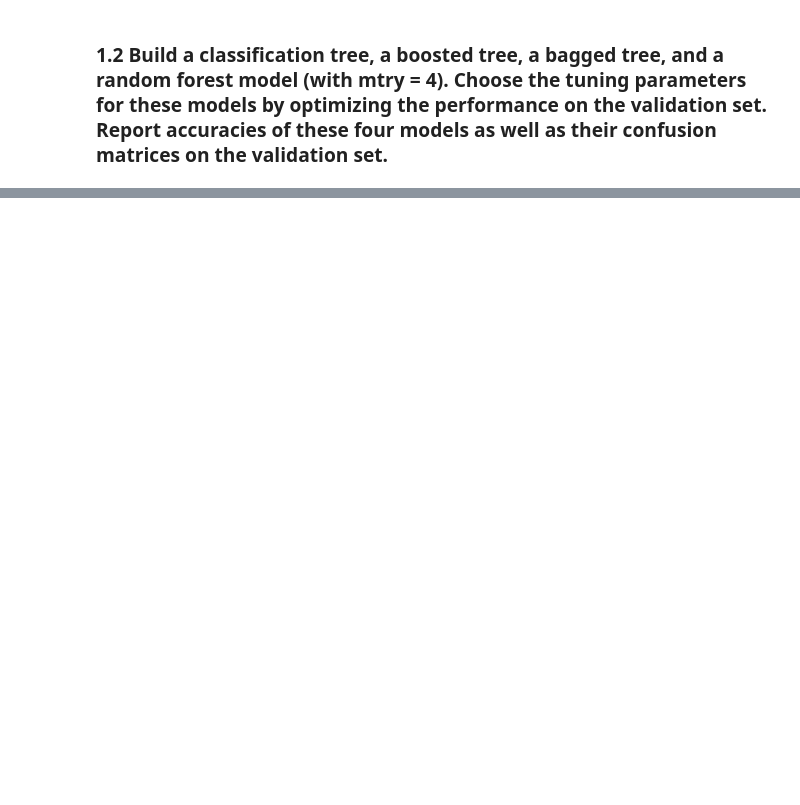
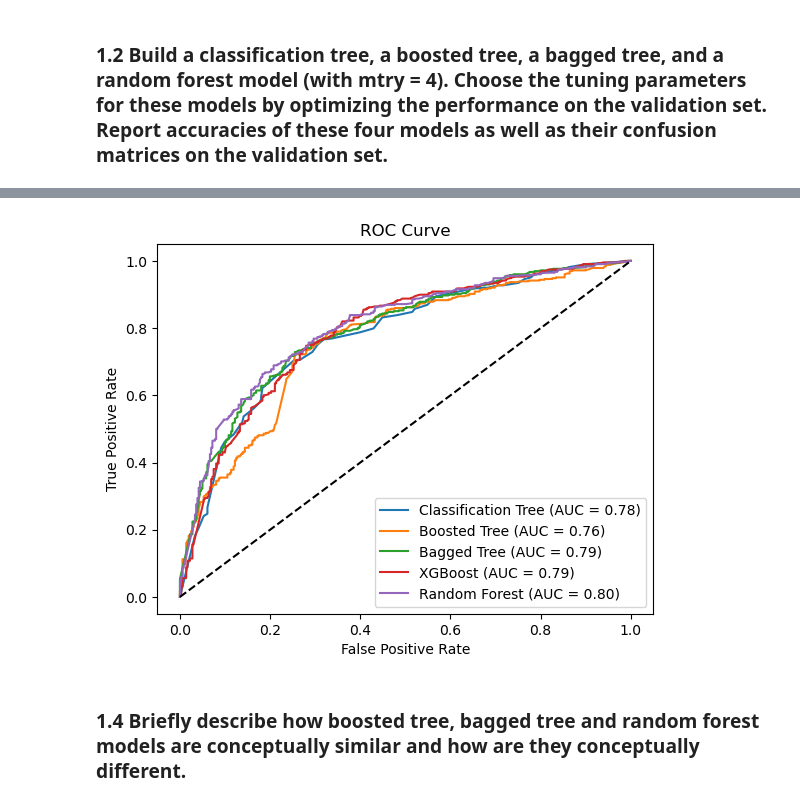
Before and after one commit to alanwake47/busn-41204-machine-learning, a Jupyter notebook: midterm/midterm_aman.ipynb, the cells around one changed output, grey strips where cells are left out. Drawn from its saved outputs; the diff is of its cells as text; code cells hidden in the pictures; blank space fills up the shorter version.

```diff
--- a/midterm/midterm_aman.ipynb
+++ b/midterm/midterm_aman.ipynb
@@ -199,0 +286,42 @@ You can try to debug the error by setting error_score='raise'.
+# %%
+from sklearn.metrics import roc_curve, auc
+import matplotlib.pyplot as plt
+
+def plot_roc(models, X_train, X_val, y_train, y_val):
+    # Plot ROC curve for each model
+    for model_name, model in models.items():
+        # Fit model on training data
+        model.fit(X_train, y_train)
+
+        # Get predicted probabilities for validation data
+        y_proba = model.predict_proba(X_val)[:, 1]
+
+        # Compute ROC curve and AUC score
+        fpr, tpr, thresholds = roc_curve(y_val, y_proba)
+        roc_auc = auc(fpr, tpr)
+
+        # Plot ROC curve
+        plt.plot(fpr, tpr, label=f'{model_name} (AUC = {roc_auc:.2f})')
+
+    # Plot the random classifier line
+    plt.plot([0, 1], [0, 1], color='black', linestyle='--')
+
+    # Set plot properties
+    plt.title('ROC Curve')
+    plt.xlabel('False Positive Rate')
+    plt.ylabel('True Positive Rate')
+    plt.legend()
+    plt.show()
+# %%
+models = {
+    'Classification Tree': tree,
+    'Boosted Tree': boost,
+    'Bagged Tree': bag,
+    'XGBoost': xgb_model,
+    'Random Forest': rf
+}
+plot_roc(models, X_train, X_val, y_train, y_val)
+# %% [output]
+[figure, added]
+# %% [markdown]
+### 1.4 Briefly describe how boosted tree, bagged tree and random forest models are conceptually similar and how are they conceptually different.
```
Also changed, not shown: parts of 89 cells of this notebook, 14 other files.
